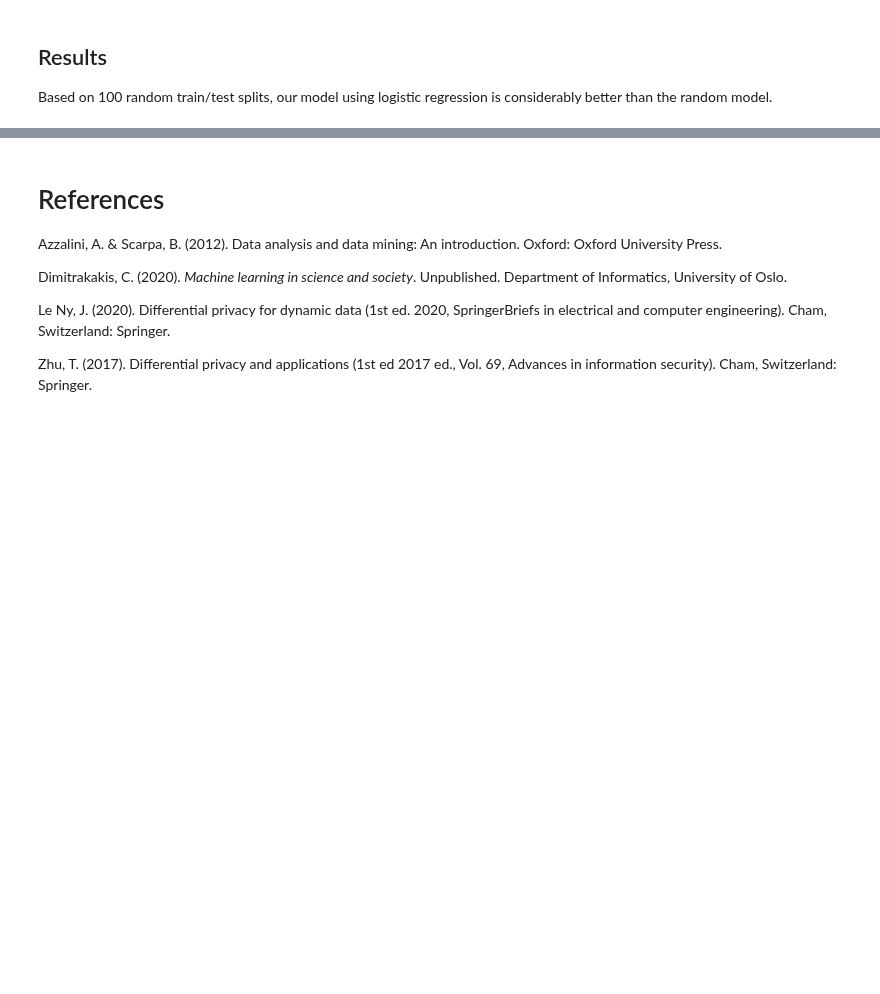
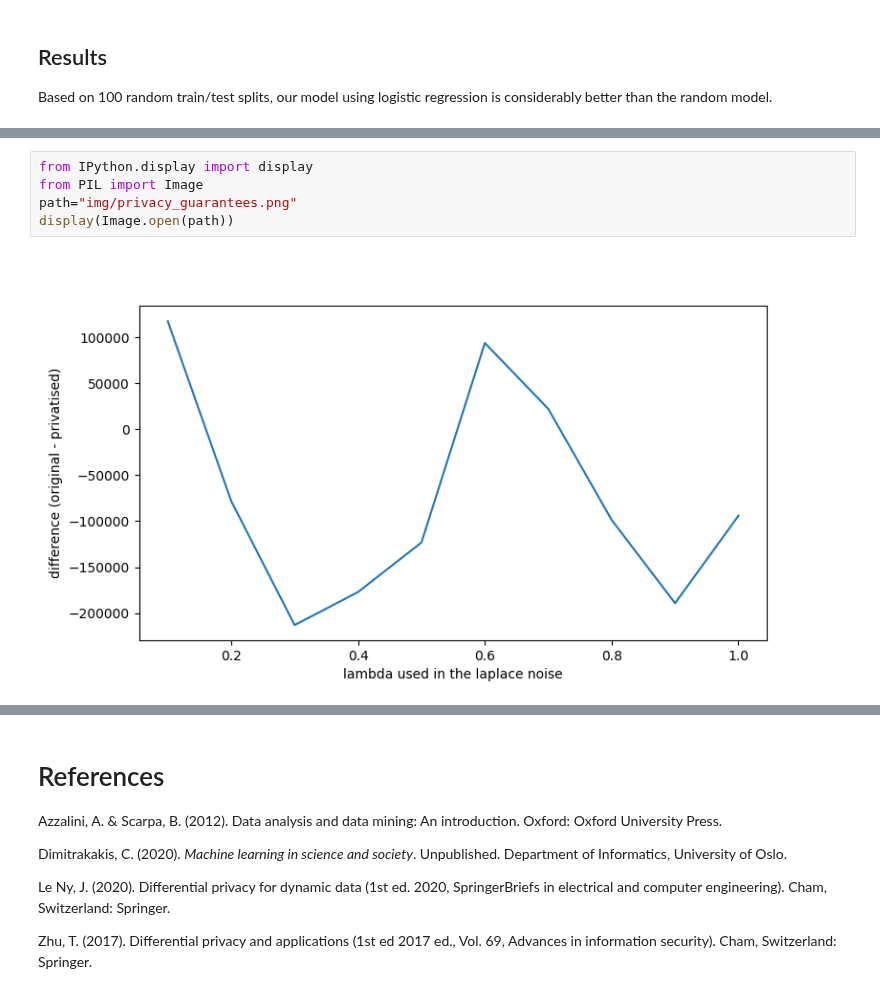
Before and after one commit to chriklev/ml-society-science, a Jupyter notebook: src/project-1/group1-banker-doc.ipynb, the cells around one changed output, grey strips where cells are left out. Cells and saved outputs as stored; diff of their text form; blank space fills up the shorter version.

```diff
--- a/src/project-1/group1-banker-doc.ipynb
+++ b/src/project-1/group1-banker-doc.ipynb
@@ -454,0 +434,7 @@ For the number of periods, the situation is the same as above, the expected util
+# %%
+from IPython.display import display
+from PIL import Image
+path="img/privacy_guarantees.png"
+display(Image.open(path))
+# %% [output]
+[figure, added]
```
Also changed, not shown: parts of 4 cells of this notebook, 6 other files.
